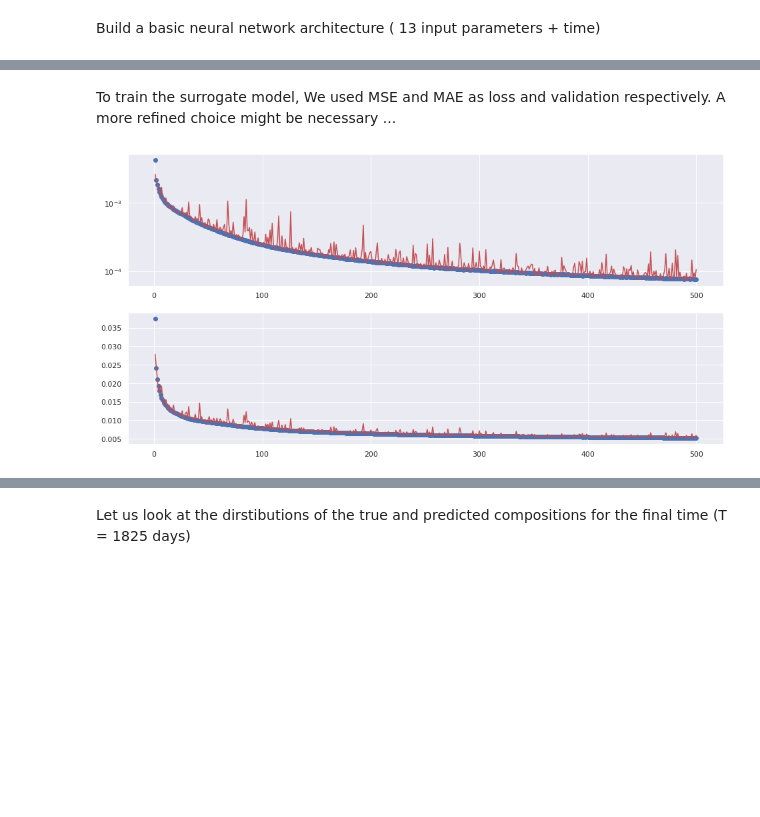
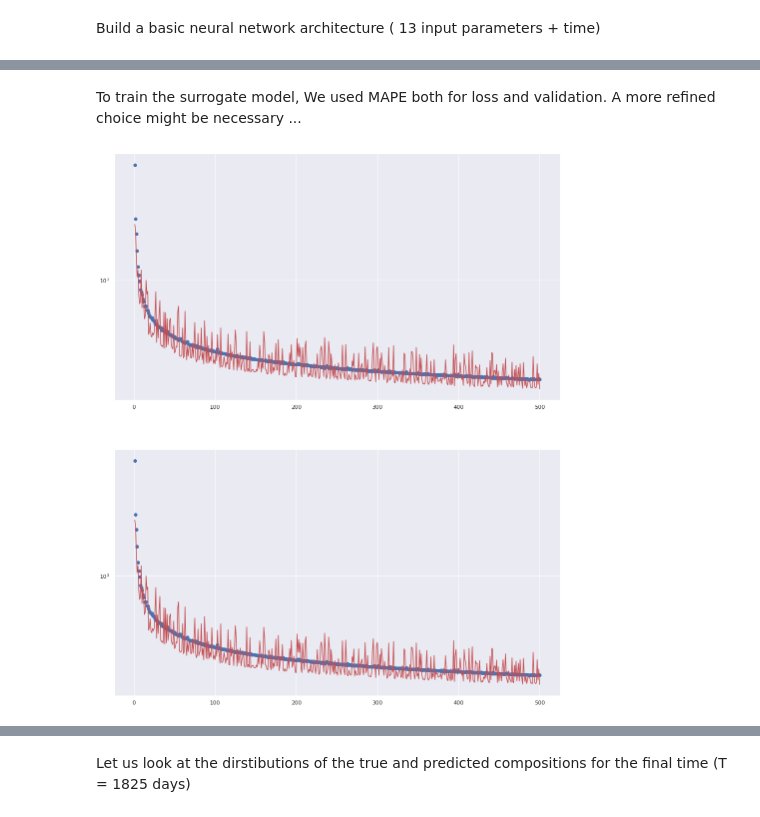
Before and after one commit to IRSN/nuclear_inventory_prediction, a Jupyter notebook: starting_kit.ipynb, the cells around one changed output, grey strips where cells are left out. Cells and saved outputs as stored; diff of their text form; code cells hidden in the pictures; blank space fills up the shorter version.

```diff
--- a/starting_kit.ipynb
+++ b/starting_kit.ipynb
@@ -436,0 +458,6 @@ Z   96.57
+# %%
+mape_tot = dist.mean(axis=1)
+
+print("Mean Accuracy (%)")
+for i,abc in enumerate(alphabet):
+    print("%s  %.2f"%(abc,np.fabs(100 - mape_tot[i]*100 )))
@@ -439,14 +483,0 @@ A global, unique, estimator can be derived using the Mean Square of the Errors (
-# %%
-a = []
-for abc in alphabet:
-    res = []
-
-    for i in range(1,81):
-        res = res + (res_target["tar_%s_%i"%(abc,i)] - res_target["res_%s_%i"%(abc,i)] ).to_list()
-
-    a.append(res)
-a = np.array(a)
-
-linReg_MSE = np.square(a).sum(axis=0).mean()
-
-print("Mean Square of Errors : %.3f"%(linReg_MSE) )
@@ -488,0 +505,10 @@ train_data
+# %%
+train_data = dtrain_norm[alphabet].add_prefix('Y_')
+train_data["times"] = dtrain_norm["times"]
+train_data = train_data[ train_data["times"] > 0.]
+
+temp = pd.DataFrame(np.repeat(dtrain_norm.loc[0][input_params].values, 80, axis=0), columns=input_params).reset_index(drop = True)
+train_data = pd.concat([temp, train_data.reset_index(drop=True)], axis = 1)
+
+train_data = shuffle(train_data, random_state=57)
+train_data
@@ -537,30 +584,31 @@ Trainable params: 34,426
 Non-trainable params: 0
 _________________________________________________________________
 # %% [markdown]
-To train the surrogate model, We used MSE and MAE as loss and validation respectively. A more refined choice might be necessary ...
+To train the surrogate model, We used MAPE both for loss and validation.
+A more refined choice might be necessary ...
 # %%
-model.compile( optimizer=Adagrad() , loss="mse", metrics=["mae"])  # loss : either mse or logcosh
+model.compile( optimizer=Adagrad() , loss="mape", metrics=["mape"])
 
 history = model.fit( train_data[input_params + ["times"]] , train_data[["Y_"+i for i in alphabet]] ,
-                    epochs=500, batch_size=30, validation_split=0.3,verbose=0)
+                    epochs=500, batch_size=20, validation_split=0.3,verbose=0)
 # %%
 loss = history.history["loss"]
 val_loss = history.history["val_loss"]
 
 epochs = range(1 , len(loss)+1)
 
 plt.subplot( 2 , 1, 1 )
 plt.plot(epochs , loss , "bo")
 plt.plot(epochs , val_loss , "r")
 plt.yscale("log")
 plt.subplot( 2 , 1, 2 )
-plt.plot(epochs , history.history["mean_absolute_error"] , "bo")
-plt.plot(epochs , history.history["val_mean_absolute_error"]  , "r")
+plt.plot(epochs , history.history["mean_absolute_percentage_error"] , "bo") # mean_absolute_percentage_error
+plt.plot(epochs , history.history["val_mean_absolute_percentage_error"]  , "r")
 
-#plt.yscale("log")
+plt.yscale("log")
 plt.show()
 # %% [output]
-[figure, old version]
+[figure, new version]
 # %%
 # Use NN to predict the compos of test data
 res = model.predict( test_data[input_params + ["times"]]  )
```
Also changed, not shown: parts of 49 cells of this notebook.
